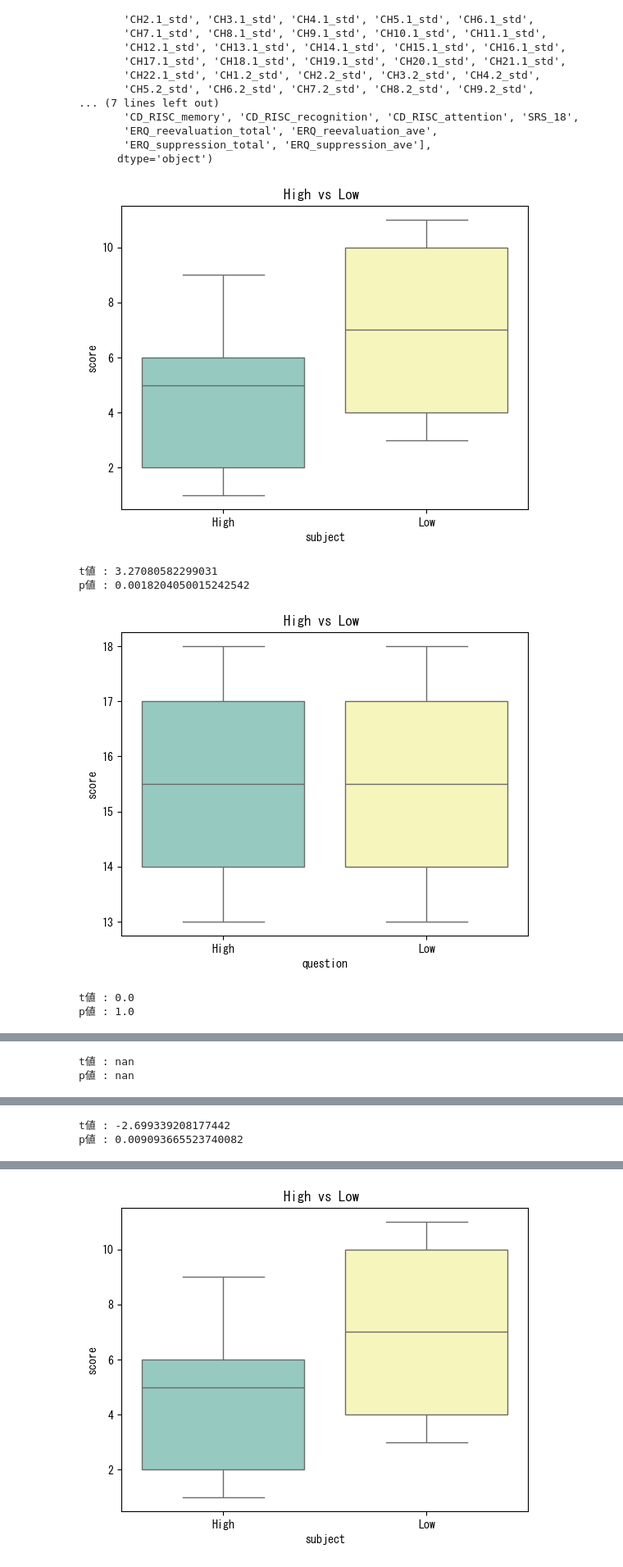
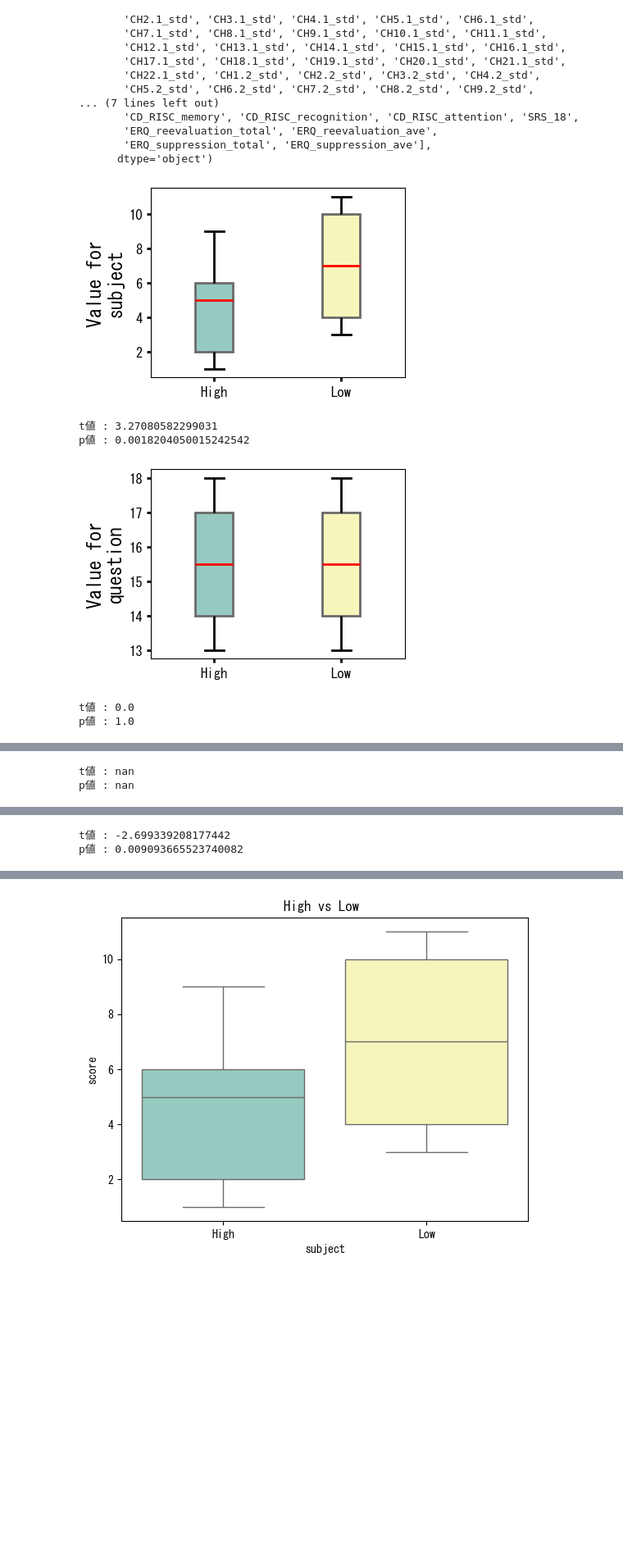
Before and after one commit to shun999/je, a Jupyter notebook: 20251114/高いvs低い.ipynb, the cells around one changed output, grey strips where cells are left out. Shown at 82% size. Drawn from its saved outputs; the diff is of its cells as text; code cells hidden in the pictures; blank space fills up the shorter version.

```diff
--- a/20251114/高いvs低い.ipynb
+++ b/20251114/高いvs低い.ipynb
@@ -1,7 +1,10 @@
 # %%
 import pandas as pd
 # %%
-df = pd.read_excel(r"E:\Je respire\解析\1.3 脳血流と問題カテゴリの関連 - 背外側追加 - メンタル指標追加.xlsx", sheet_name="ディアビアイ")
+# df = pd.read_excel(r"E:\Je respire\解析\1.3 脳血流と問題カテゴリの関連 - 背外側追加 - メンタル指標追加.xlsx", sheet_name="ディアビアイ")
+df = pd.read_excel(r"C:\WorkSpace\GitHub\je\20251114\1.3 脳血流と問題カテゴリの関連 - 背外側追加 - メンタル指標追加.xlsx", sheet_name="ディアビアイ")
+# %%
+df = df.iloc[:240]
 # %%
 df_high_all = df[df["subject"].isin([1, 2, 5, 6, 9])]
 df_low_all = df[df["subject"].isin([3, 4, 7, 10, 11])]
@@ -31,32 +34,42 @@ Index(['subject', 'question', 'q_category', 'score', 'left_pupil_std',
 # %%
 for i, column in enumerate(df_high_all.columns):
     target = column
     df_compare = pd.DataFrame({"High": df_high_all[target],
                             "Low": df_low_all[target]})
 
     import matplotlib.pyplot as plt
     import seaborn as sns
 
     plt.rcParams['font.family'] = 'MS Gothic'  # または 'Meiryo'
+    plt.figure(figsize=(4,3))
 
-    sns.boxplot(data=df_compare, palette="Set3")
-    plt.title(f'High vs Low ')
-    plt.ylabel("score")
-    plt.xlabel(target)
+    sns.boxplot(data=df_compare, palette="Set3", width=0.3,
+                boxprops=dict(linewidth=2, ),        # 箱boxprops=dict(linewidth=2, edgecolor='black'),      # 箱の線
+                medianprops=dict(linewidth=2, color='red'),         # 中央値線
+                whiskerprops=dict(linewidth=2, color='black'),      # ひげ
+                capprops=dict(linewidth=2, color='black')           # ひげの端
+)
+
+    # plt.title(f'High vs Low {target}', fontweight='bold')
+    plt.ylabel(f"Value for\n{target}", fontweight='bold', fontsize=17)
+    # plt.xlabel(target, fontweight='bold', fontsize=17)
+    plt.tick_params(labelsize=12, width=2)  # 文字サイズ・目盛り線の太さ
+    for label in plt.gca().get_xticklabels() + plt.gca().get_yticklabels():
+        label.set_fontweight('bold')         # 文字を太字に
     plt.show()
 
     df_compare=df_compare.dropna()
 
     from scipy.stats import brunnermunzel
 
     t_stat, p_value = brunnermunzel(df_compare["High"], df_compare["Low"])
 
     print("t値 :", t_stat)
     print("p値 :", p_value)
 # %% [output]
-[figure, old version]
+[figure, new version]
 t値 : 3.27080582299031
 p値 : 0.0018204050015242542
-[figure, old version]
+[figure, new version]
 t値 : 0.0
 p値 : 1.0
```
Also changed, not shown: parts of 1 cell of this notebook.
